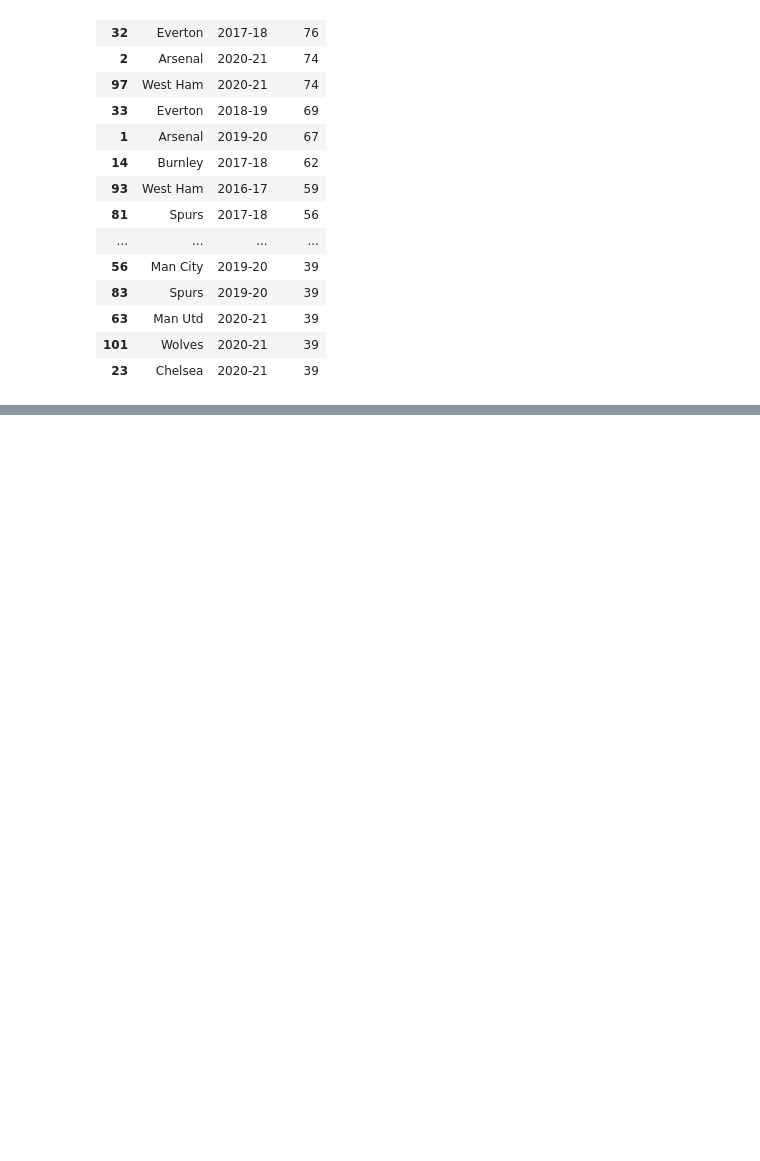
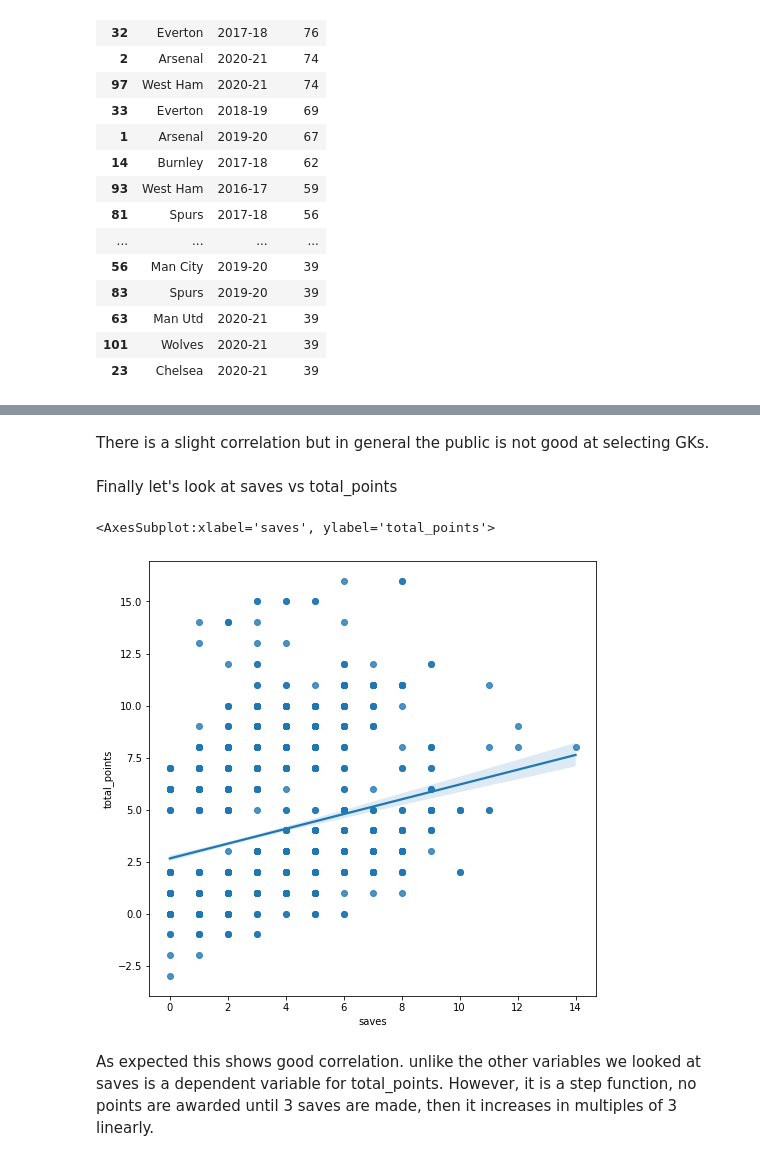
Before and after one commit to hledwards33/FPL_Predictive_Team_Selection, a Jupyter notebook: Further Analysis of Goalkeeper Correlated Variables.ipynb, the cells around one changed output, grey strips where cells are left out. Saved outputs shown, nothing was run; the diff lists cells and outputs as text; code cells hidden in the pictures; blank space fills up the shorter version.

```diff
--- a/Further Analysis of Goalkeeper Correlated Variables.ipynb
+++ b/Further Analysis of Goalkeeper Correlated Variables.ipynb
@@ -215,0 +234,12 @@ This is too much effort for one piece of analysis, and we would use the quartile
+# %% [markdown]
+There is a slight correlation but in general the public is not good at selecting GKs.
+# %% [markdown]
+Finally let's look at saves vs total_points
+# %%
+plt.figure(figsize=(8,8,))
+sns.regplot(x='saves', y='total_points', data=df)
+# %% [output]
+<AxesSubplot:xlabel='saves', ylabel='total_points'>
+[figure, added]
+# %% [markdown]
+As expected this shows good correlation. unlike the other variables we looked at saves is a dependent variable for total_points. However, it is a step function, no points are awarded until 3 saves are made, then it increases in multiples of 3 linearly.
```
Also changed, not shown: parts of 9 cells of this notebook, 2 other files.
